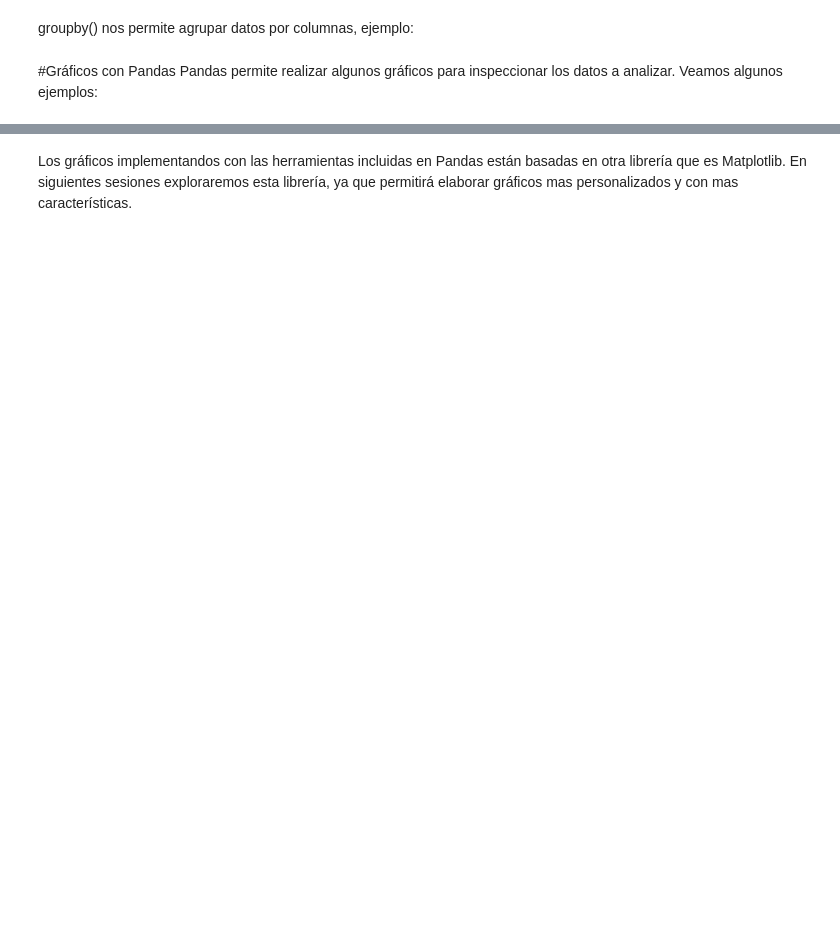
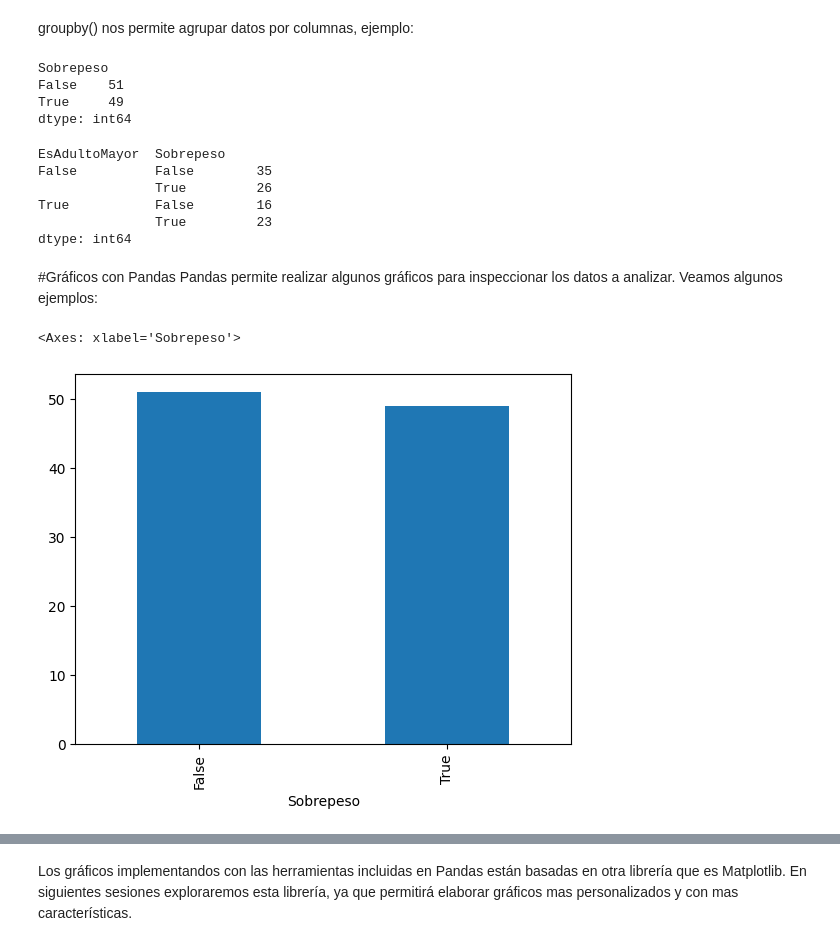
Before and after one commit to mirellac17/PCM_python, a Jupyter notebook: Copia_de_pandas_PCM.ipynb, the cells around one changed output, grey strips where cells are left out. Saved outputs shown, nothing was run; the diff lists cells and outputs as text; code cells hidden in the pictures; blank space fills up the shorter version.

```diff
--- a/Copia_de_pandas_PCM.ipynb
+++ b/Copia_de_pandas_PCM.ipynb
@@ -47,0 +255,2 @@ apply() nos permite definir una función y aplicarla a toda una columna. Aquí s
+# %%
+df['EsAdultoMayor']=df['Edad'].apply(adultomayor)
@@ -48,2 +273,5 @@ apply() nos permite definir una función y aplicarla a toda una columna. Aquí s
 # %% [markdown]
 El Indice de Masa Corporal (IMC) es la relación entre la masa y talla. Su valor determina si una persona tiene o no sobrepeso
+# %%
+df['IMC'] = df['Masa']/(df['Talla']/100)**2
+df
@@ -50,2 +292,11 @@ El Indice de Masa Corporal (IMC) es la relación entre la masa y talla. Su valor
 # %% [markdown]
 Si el IMC es mayor de 25, se considera que la persona tiene sobrepeso. Definamos una función para esto:
+# %%
+def sobrepeso(imc):
+  if imc >=25:
+    return True
+  else:
+    return False
+# %%
+df['Sobrepeso']= df['IMC'].apply(sobrepeso)
+df
@@ -52,5 +317,26 @@ Si el IMC es mayor de 25, se considera que la persona tiene sobrepeso. Definamos
 # %% [markdown]
 groupby() nos permite agrupar datos por columnas, ejemplo:
+# %%
+df.groupby(['Sobrepeso']).size()
+# %% [output]
+Sobrepeso
+False    51
+True     49
+dtype: int64
+# %%
+df.groupby(['EsAdultoMayor','Sobrepeso']).size()
+# %% [output]
+EsAdultoMayor  Sobrepeso
+False          False        35
+               True         26
+True           False        16
+               True         23
+dtype: int64
 # %% [markdown]
 #Gráficos con Pandas
 Pandas permite realizar algunos gráficos para inspeccionar los datos a analizar. Veamos algunos ejemplos:
+# %%
+df.groupby(['Sobrepeso']).size().plot.bar()
+# %% [output]
+<Axes: xlabel='Sobrepeso'>
+[figure, added]
```
Also changed, not shown: parts of 27 cells of this notebook.
